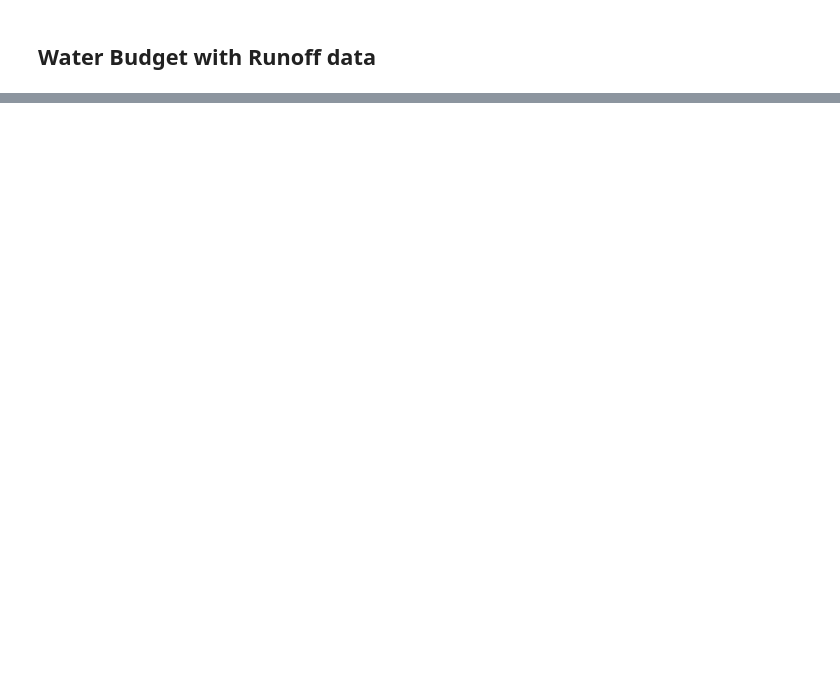
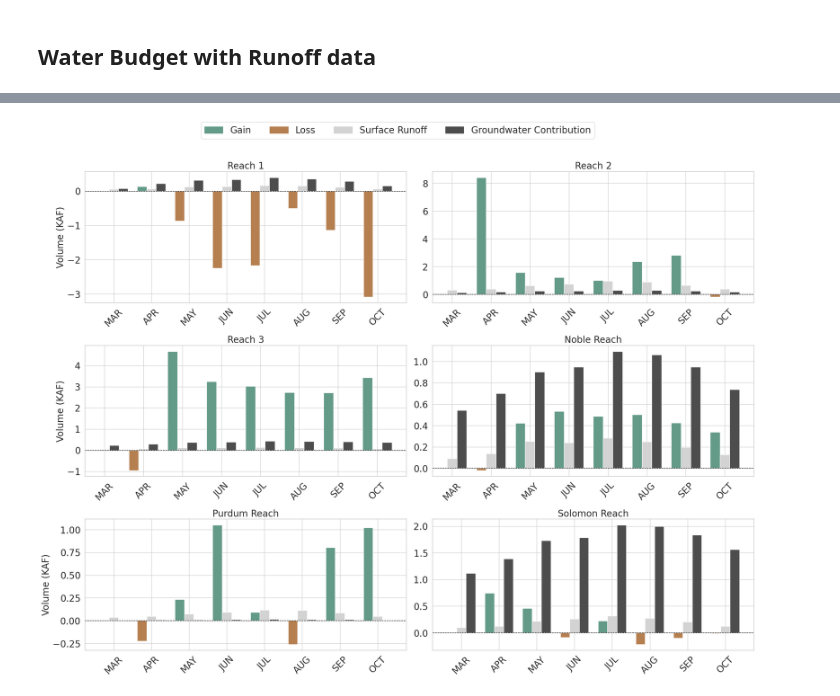
Before and after one commit to carlibeisel/mason_water_budget, a Jupyter notebook: water_budget_figures.ipynb, the cells around one changed output, grey strips where cells are left out. Drawn from its saved outputs; the diff is of its cells as text; code cells hidden in the pictures; blank space fills up the shorter version.

```diff
--- a/water_budget_figures.ipynb
+++ b/water_budget_figures.ipynb
@@ -620,0 +516,97 @@ plt.show()
+# %%
+# Load the two files
+file1 = pd.read_csv('/content/drive/MyDrive/Data/Mason Water Budget/data_output/compiled_data/final_water_budget.csv')  # Contains SR (AF) and GW (AF)
+file2 = pd.read_csv('/content/drive/MyDrive/Data/Mason Water Budget/data_output/compiled_data/final_water_budget_norunoff.csv')  # Contains Residual (AF)
+
+# Convert to KAF
+file1['SR (KAF)'] = file1['SR (AF)'] / 1000
+file1['GW (KAF)'] = -file1['GW (AF)'] / 1000  # Invert GW values
+file2['Residual (KAF)'] = file2['Residual (AF)'] / 1000
+
+# Filter and format months
+valid_months = ['MAR', 'APR', 'MAY', 'JUN', 'JUL', 'AUG', 'SEP', 'OCT']
+for df in [file1, file2]:
+    df['Month'] = pd.to_datetime(df['Month'])
+    df['Month'] = df['Month'].dt.strftime('%b').str.upper()
+    df['Month'] = pd.Categorical(df['Month'], categories=valid_months, ordered=True)
+
+file1 = file1[file1['Month'].isin(valid_months)]
+file2 = file2[file2['Month'].isin(valid_months)]
+
+# Standardize reach names
+reach_order = ['Reach 1', 'Reach 2', 'Reach 3', 'Noble Reach', 'Purdum Reach', 'Solomon Reach']
+for df in [file1, file2]:
+    df['Reach'] = df['Reach'].str.upper()
+    df['Reach'] = pd.Categorical(df['Reach'], categories=[r.upper() for r in reach_order], ordered=True)
+
+# Define color palette
+palette = {
+    'Residual Inflow': '#639A88',  # Positive residual (inflow)
+    'Residual Outflow': '#B57F50',  # Negative residual (outflow)
+    'SR': '#D3D3D3',  # Light grey for surface runoff
+    'GW': '#4D4D4D'   # Dark grey for groundwater
+}
+
+# Set up the grid (2 columns, 3 rows)
+rows, cols = 3, 2
+fig, axes = plt.subplots(rows, cols, figsize=(22, 18))
+axes = axes.flatten()
+
+# Track labels to prevent duplicate legend entries
+labels_added = {'Residual Inflow': False, 'Residual Outflow': False, 'SR': False, 'GW': False}
+
+# Plot for each reach
+for idx, reach in enumerate(reach_order):
+    ax = axes[idx]
+    residual_data = file2[file2['Reach'] == reach.upper()].sort_values(by='Month')
+    sr_gw_data = file1[file1['Reach'] == reach.upper()].sort_values(by='Month')
+    x = np.arange(len(valid_months))
+    width = 0.25  # Bar width
+
+    # Plot Residual (KAF)
+    for i, residual in enumerate(residual_data['Residual (KAF)']):
+        color = palette['Residual Inflow'] if residual > 0 else palette['Residual Outflow']
+        label = 'Residual Inflow' if residual > 0 else 'Residual Outflow'
+        ax.bar(x[i] - width, residual, width, color=color,
+               label=label if not labels_added[label] else None)
+        labels_added[label] = True
+
+    # Plot SR (KAF)
+    ax.bar(x, sr_gw_data['SR (KAF)'], width, color=palette['SR'], label='SR (KAF)' if not labels_added['SR'] else None)
+    labels_added['SR'] = True
+
+    # Plot GW (KAF) (inverted values)
+    ax.bar(x + width, sr_gw_data['GW (KAF)'], width, color=palette['GW'], label='GW (KAF, inverted)' if not labels_added['GW'] else None)
+    labels_added['GW'] = True
+
+    # Customize the plot
+    ax.set_xticks(x)
+    ax.set_xticklabels(valid_months, rotation=45, fontsize=20)
+    ax.set_title(f"{reach}", fontsize=20)
+    ax.axhline(0, color='black', linewidth=1, linestyle='--')
+    ax.tick_params(axis='y', labelsize=20)
+
+    if idx % cols == 0:
+        ax.set_ylabel("Volume (KAF)", fontsize=20)
+
+# Remove unused axes
+for idx in range(len(reach_order), len(axes)):
+    fig.delaxes(axes[idx])
+
+# Define legend handles
+legend_handles = [
+    mpatches.Patch(color=palette['Residual Inflow'], label='Gain'),
+    mpatches.Patch(color=palette['Residual Outflow'], label='Loss'),
+    mpatches.Patch(color=palette['SR'], label='Surface Runoff'),
+    mpatches.Patch(color=palette['GW'], label='Groundwater Contribution')
+]
+
+# Add legend and title
+fig.legend(handles=legend_handles, loc='upper center', ncol=4, fontsize=20, bbox_to_anchor=(0.5, 0.95))
+fig.suptitle("", fontsize=24)
+
+# Adjust layout
+plt.tight_layout(rect=[0, 0, 1, 0.9])
+plt.show()
+# %% [output]
+[figure, added]
```
Also changed, not shown: parts of 17 cells of this notebook.
